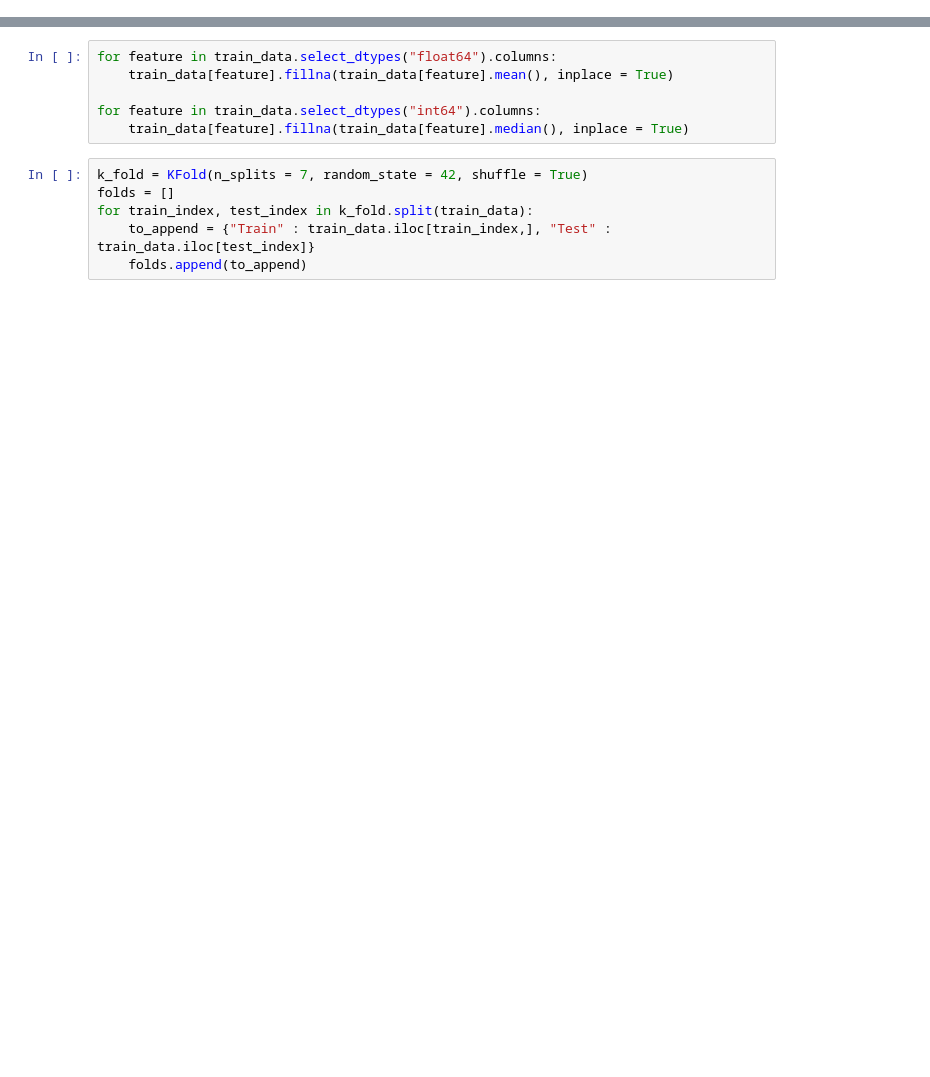
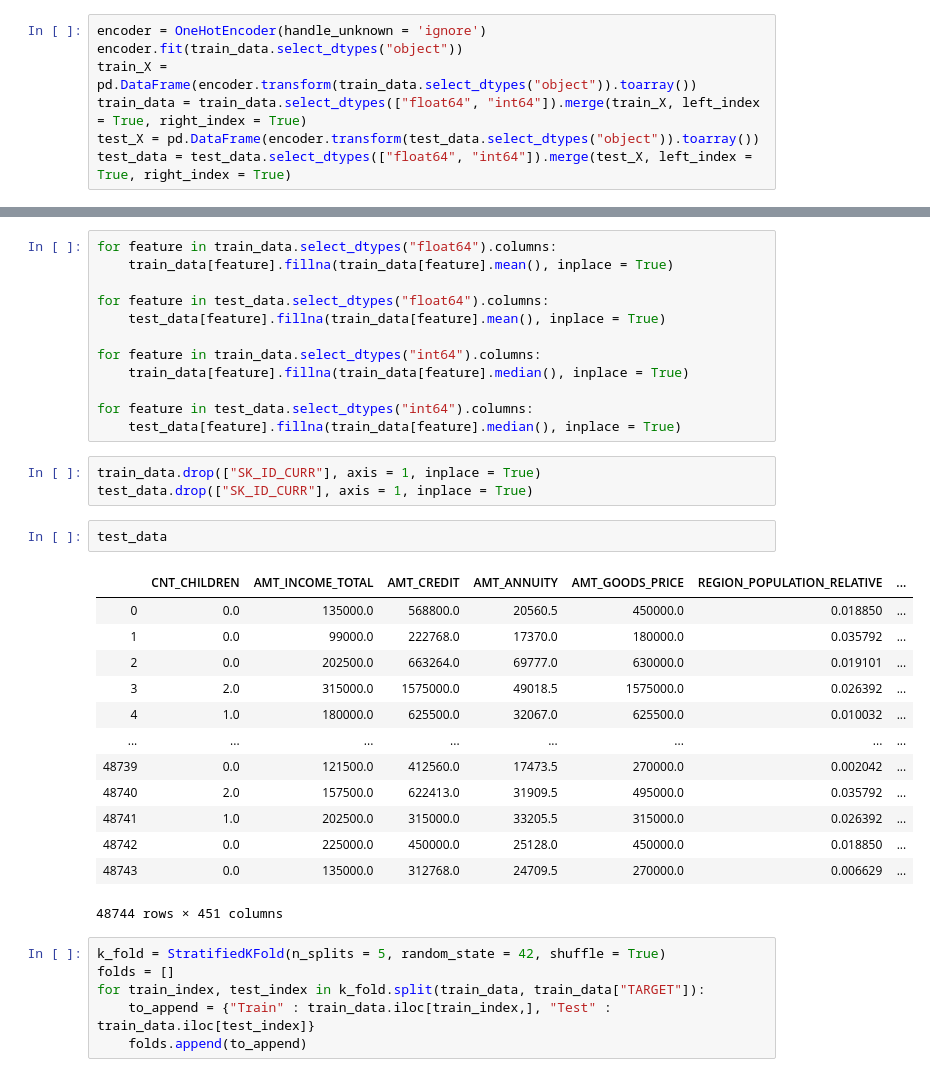
Before and after one commit to Gruntrexpewrus/FDSKagglecompetition, a Jupyter notebook: Regression.ipynb, the cells around one changed output, grey strips where cells are left out. Saved outputs shown, nothing was run; the diff lists cells and outputs as text; blank space fills up the shorter version.

```diff
--- a/Regression.ipynb
+++ b/Regression.ipynb
@@ -16,0 +36,7 @@ train_data = pd.get_dummies(train_data)
+# %%
+encoder = OneHotEncoder(handle_unknown = 'ignore')
+encoder.fit(train_data.select_dtypes("object"))
+train_X = pd.DataFrame(encoder.transform(train_data.select_dtypes("object")).toarray())
+train_data = train_data.select_dtypes(["float64", "int64"]).merge(train_X, left_index = True, right_index = True)
+test_X = pd.DataFrame(encoder.transform(test_data.select_dtypes("object")).toarray())
+test_data = test_data.select_dtypes(["float64", "int64"]).merge(test_X, left_index = True, right_index = True)
@@ -18,11 +60,36 @@ train_data = pd.get_dummies(train_data)
 for feature in train_data.select_dtypes("float64").columns:
     train_data[feature].fillna(train_data[feature].mean(), inplace = True)
 
+for feature in test_data.select_dtypes("float64").columns:
+    test_data[feature].fillna(train_data[feature].mean(), inplace = True)
+
 for feature in train_data.select_dtypes("int64").columns:
     train_data[feature].fillna(train_data[feature].median(), inplace = True)
+
+for feature in test_data.select_dtypes("int64").columns:
+    test_data[feature].fillna(train_data[feature].median(), inplace = True)
+# %%
+train_data.drop(["SK_ID_CURR"], axis = 1, inplace = True)
+test_data.drop(["SK_ID_CURR"], axis = 1, inplace = True)
+# %%
+test_data
+# %% [output]
+|  | CNT_CHILDREN | AMT_INCOME_TOTAL | AMT_CREDIT | AMT_ANNUITY | AMT_GOODS_PRICE | REGION_POPULATION_RELATIVE | ... |
+| 0 | 0.0 | 135000.0 | 568800.0 | 20560.5 | 450000.0 | 0.018850 | ... |
+| 1 | 0.0 | 99000.0 | 222768.0 | 17370.0 | 180000.0 | 0.035792 | ... |
+| 2 | 0.0 | 202500.0 | 663264.0 | 69777.0 | 630000.0 | 0.019101 | ... |
+| 3 | 2.0 | 315000.0 | 1575000.0 | 49018.5 | 1575000.0 | 0.026392 | ... |
+| 4 | 1.0 | 180000.0 | 625500.0 | 32067.0 | 625500.0 | 0.010032 | ... |
+| ... | ... | ... | ... | ... | ... | ... | ... |
+| 48739 | 0.0 | 121500.0 | 412560.0 | 17473.5 | 270000.0 | 0.002042 | ... |
+| 48740 | 2.0 | 157500.0 | 622413.0 | 31909.5 | 495000.0 | 0.035792 | ... |
+| 48741 | 1.0 | 202500.0 | 315000.0 | 33205.5 | 315000.0 | 0.026392 | ... |
+| 48742 | 0.0 | 225000.0 | 450000.0 | 25128.0 | 450000.0 | 0.018850 | ... |
+| 48743 | 0.0 | 135000.0 | 312768.0 | 24709.5 | 270000.0 | 0.006629 | ... |
+48744 rows × 451 columns
 # %%
-k_fold = KFold(n_splits = 7, random_state = 42, shuffle = True)
+k_fold = StratifiedKFold(n_splits = 5, random_state = 42, shuffle = True)
 folds = []
-for train_index, test_index in k_fold.split(train_data):
+for train_index, test_index in k_fold.split(train_data, train_data["TARGET"]):
     to_append = {"Train" : train_data.iloc[train_index,], "Test" : train_data.iloc[test_index]}
     folds.append(to_append)
```
Also changed, not shown: parts of 20 cells of this notebook.
